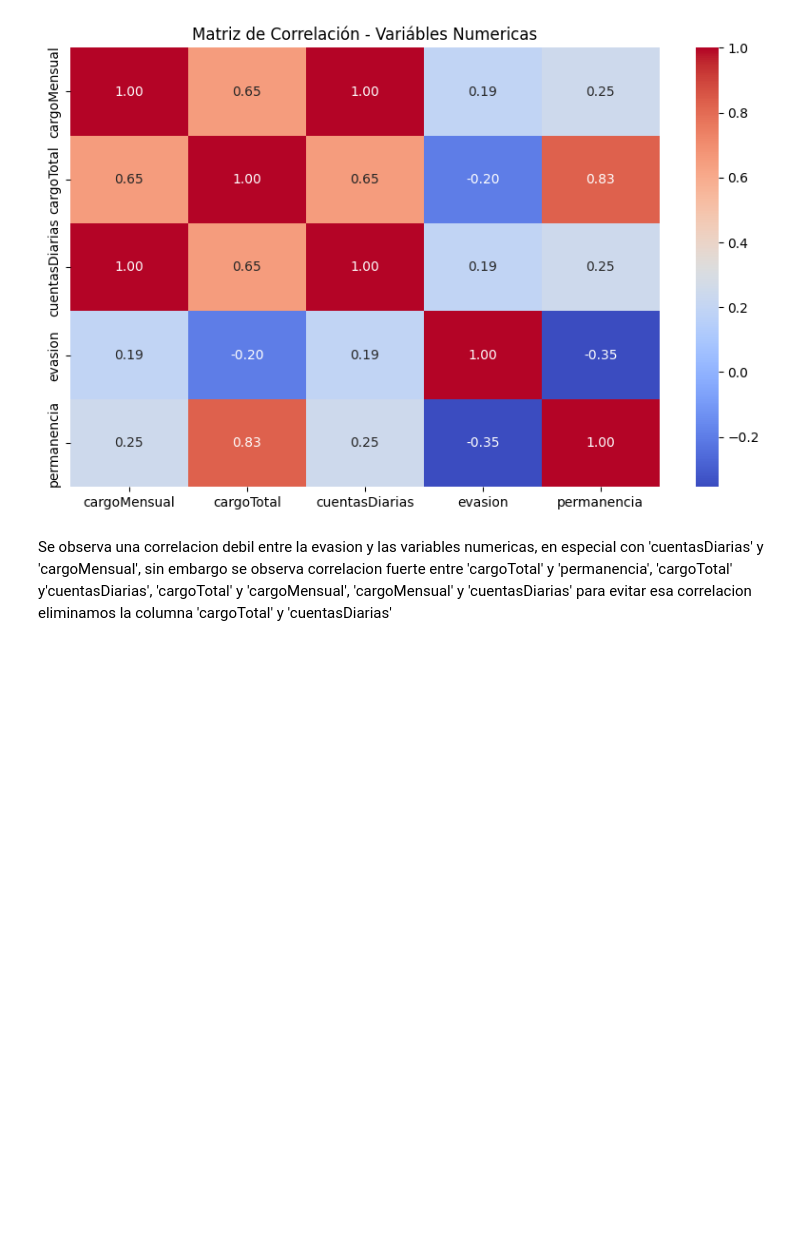
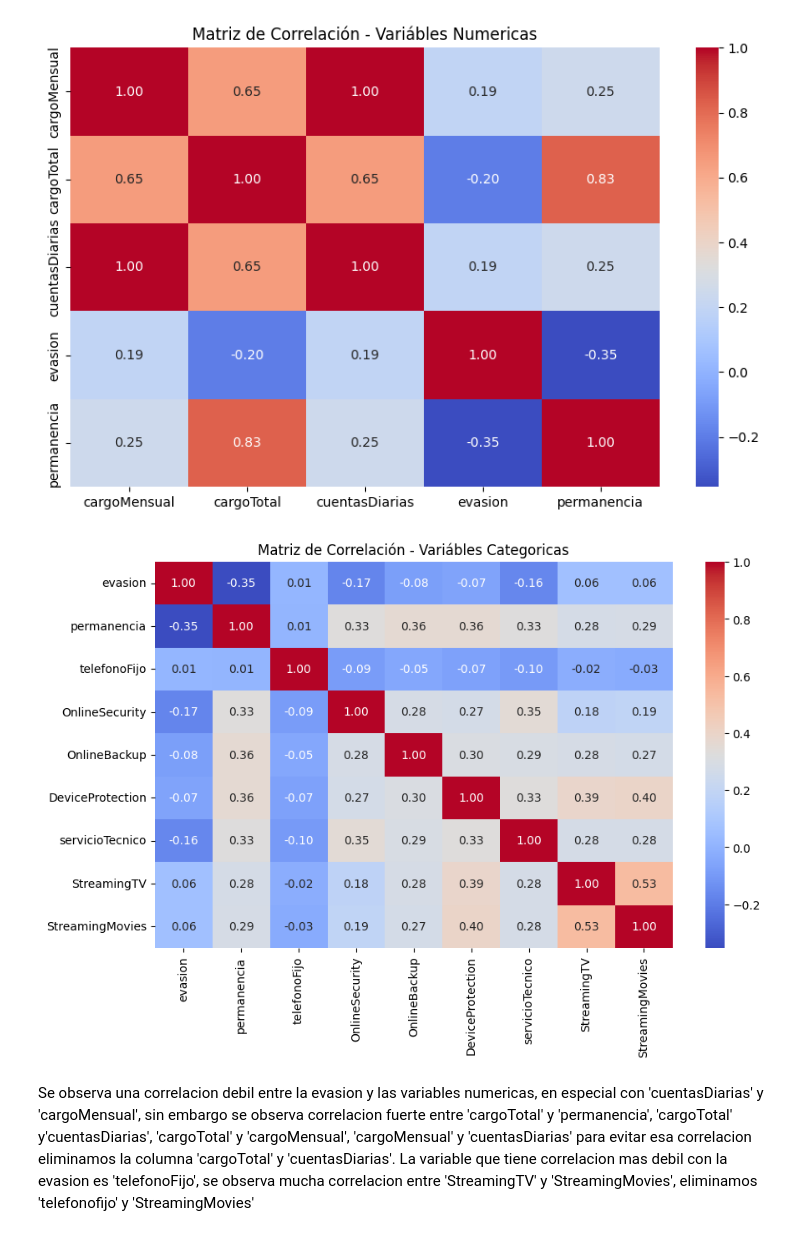
Before and after one commit to taniagoa/Tercer-challenge-CD-Telecom-X-parte2, a Jupyter notebook: telecomXparte2.ipynb, the cells around one changed output. Saved outputs shown, nothing was run; the diff lists cells and outputs as text; code cells hidden in the pictures; blank space fills up the shorter version.

Commit message:
matriz de correlacion de  variables categoricas

```diff
--- a/telecomXparte2.ipynb
+++ b/telecomXparte2.ipynb
@@ -78,6 +80,16 @@ plt.title("Matriz de Correlación - Variábles Numericas")
 plt.show()
 # %% [output]
 [figure]
+# %%
+df_numeric = datos2.select_dtypes(include="int64")
+corr_matrix = df_numeric.corr()
+plt.figure(figsize=(10,6))
+sns.heatmap(corr_matrix, annot=True, cmap="coolwarm", fmt=".2f")
+plt.title("Matriz de Correlación - Variábles Categoricas")
+plt.show()
+# %% [output]
+[figure, added]
 # %% [markdown]
-Se observa una correlacion debil entre la evasion y las variables numericas, en especial con 'cuentasDiarias' y 'cargoMensual', sin embargo se observa correlacion fuerte entre 'cargoTotal' y 'permanencia', 'cargoTotal' y'cuentasDiarias', 'cargoTotal' y 'cargoMensual', 'cargoMensual' y 'cuentasDiarias' para evitar esa correlacion eliminamos la columna 'cargoTotal' y 'cuentasDiarias'
+Se observa una correlacion debil entre la evasion y las variables numericas, en especial con 'cuentasDiarias' y 'cargoMensual', sin embargo se observa correlacion fuerte entre 'cargoTotal' y 'permanencia', 'cargoTotal' y'cuentasDiarias', 'cargoTotal' y 'cargoMensual', 'cargoMensual' y 'cuentasDiarias' para evitar esa correlacion eliminamos la columna 'cargoTotal' y 'cuentasDiarias'.
+La variable que tiene correlacion mas debil con la evasion es 'telefonoFijo', se observa mucha correlacion entre 'StreamingTV' y 'StreamingMovies', eliminamos 'telefonofijo' y 'StreamingMovies'
 # %%
```
Also changed, not shown: parts of 4 cells of this notebook.
